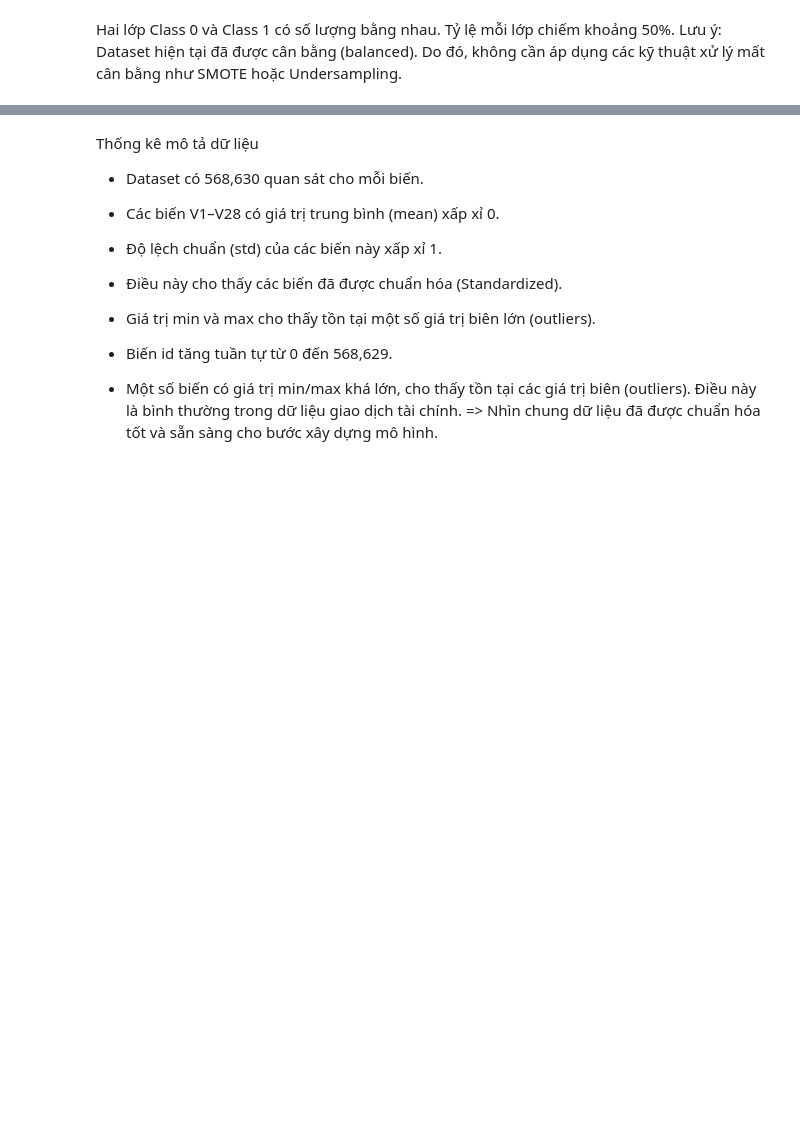
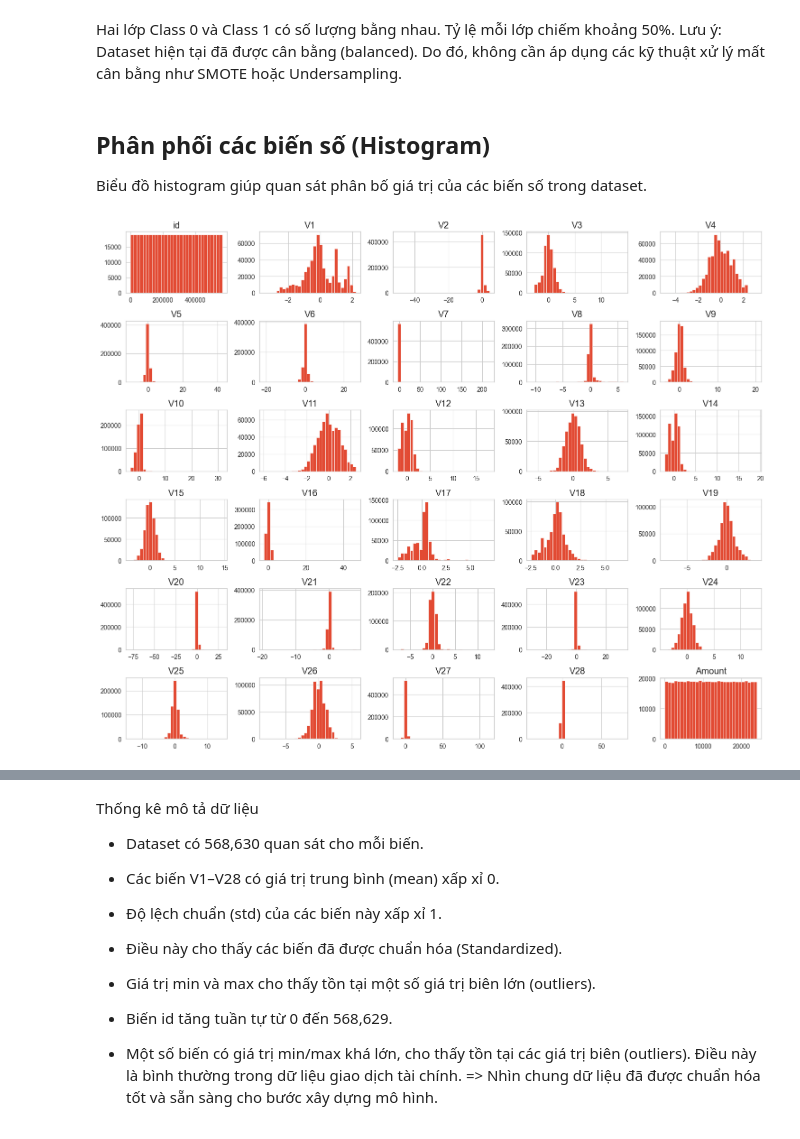
Before and after one commit to NhatHuy61205/Credit-Card-Fraud-Detection-Classification---Imbalanced-, a Jupyter notebook: notebooks/eda/eda_overview.ipynb, the cells around one changed output, grey strips where cells are left out. Drawn from its saved outputs; the diff is of its cells as text; code cells hidden in the pictures; blank space fills up the shorter version.

```diff
--- a/notebooks/eda/eda_overview.ipynb
+++ b/notebooks/eda/eda_overview.ipynb
@@ -155,3 +155,15 @@ Hai lớp Class 0 và Class 1 có số lượng bằng nhau.
 Tỷ lệ mỗi lớp chiếm khoảng 50%.
 Lưu ý: Dataset hiện tại đã được cân bằng (balanced).
 Do đó, không cần áp dụng các kỹ thuật xử lý mất cân bằng như SMOTE hoặc Undersampling.
+# %% [markdown]
+## Phân phối các biến số (Histogram)
+
+Biểu đồ histogram giúp quan sát phân bố giá trị của các biến số trong dataset.
+# %%
+numeric_cols = df.drop("Class", axis=1).columns
+
+df[numeric_cols].hist(figsize=(15,12), bins=30)
+plt.tight_layout()
+plt.show()
+# %% [output]
+[figure, added]
```
Also changed, not shown: parts of 3 cells of this notebook.
